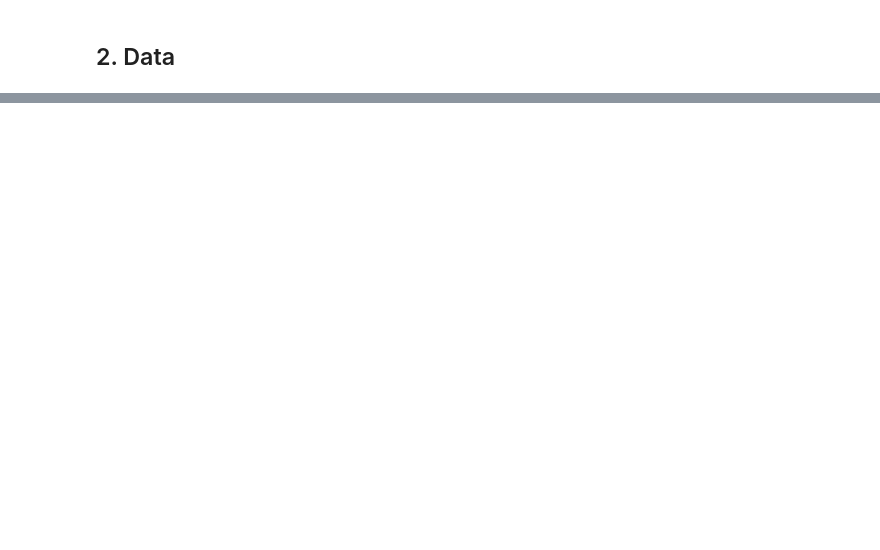
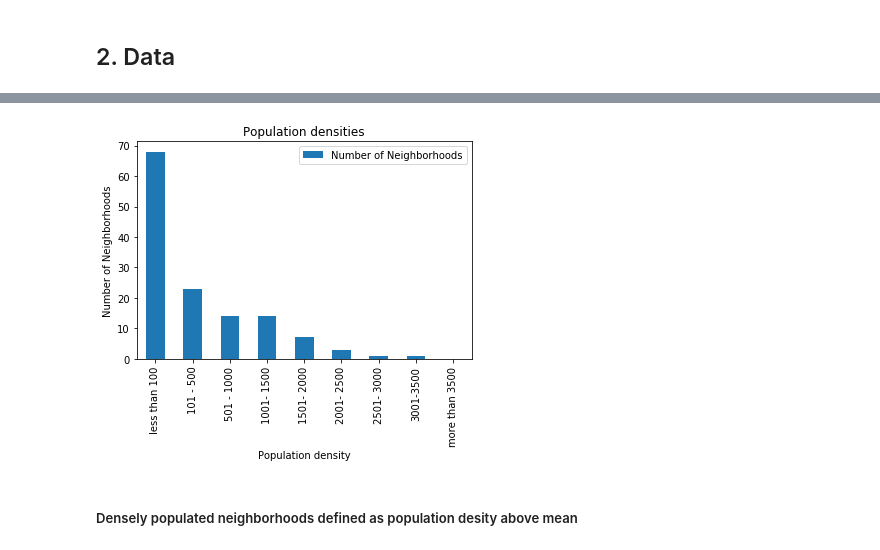
Before and after one commit to alphiousk/Coursera_Capstone, a Jupyter notebook: Coursera_Capstone.ipynb, the cells around one changed output, grey strips where cells are left out. Drawn from its saved outputs; the diff is of its cells as text; code cells hidden in the pictures; blank space fills up the shorter version.

```diff
--- a/Coursera_Capstone.ipynb
+++ b/Coursera_Capstone.ipynb
@@ -51,0 +346,12 @@
+# %%
+#creating bins
+pop = hobart[['Neighborhood','pop_density']]
+bins = [-1,100, 500, 1000, 1500, 2000, 2500, 3000, 3500, 4000]
+labels = ['less than 100', '101 - 500','501 - 1000','1001- 1500','1501- 2000','2001- 2500','2501- 3000', '3001-3500', 'more than 3500']
+pop['binned'] = pd.cut(pop['pop_density'], bins=bins, labels=labels)
+
+#group number of neighborhoods per bin
+binned = pop.groupby(['binned'])[['Neighborhood']].count()
+binned.rename(columns = {'Neighborhood':'Number of Neighborhoods'}, inplace = True)
+binned.reset_index(inplace = True)
+binned
@@ -51,0 +374,14 @@
+# %%
+# Create bar chart
+binned.plot.bar(x='binned', y='Number of Neighborhoods')
+
+plt.title('Population densities')
+plt.ylabel('Number of Neighborhoods')
+plt.xlabel('Population density')
+plt.xticks(rotation=90)
+
+plt.show()
+# %% [output]
+[figure, added]
+# %% [markdown]
+##### Densely populated neighborhoods defined as population desity above mean
```
Also changed, not shown: parts of 100 cells of this notebook.
